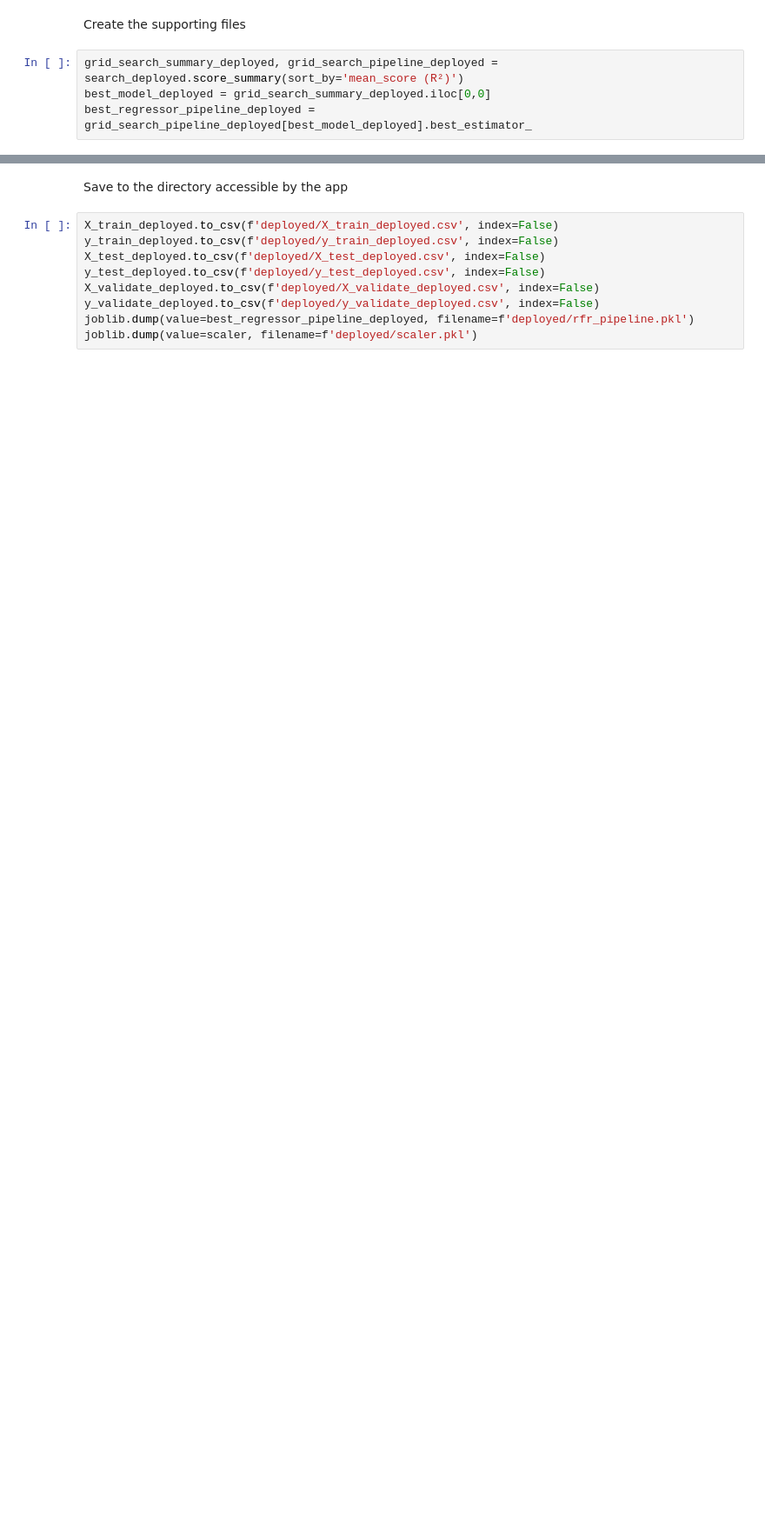
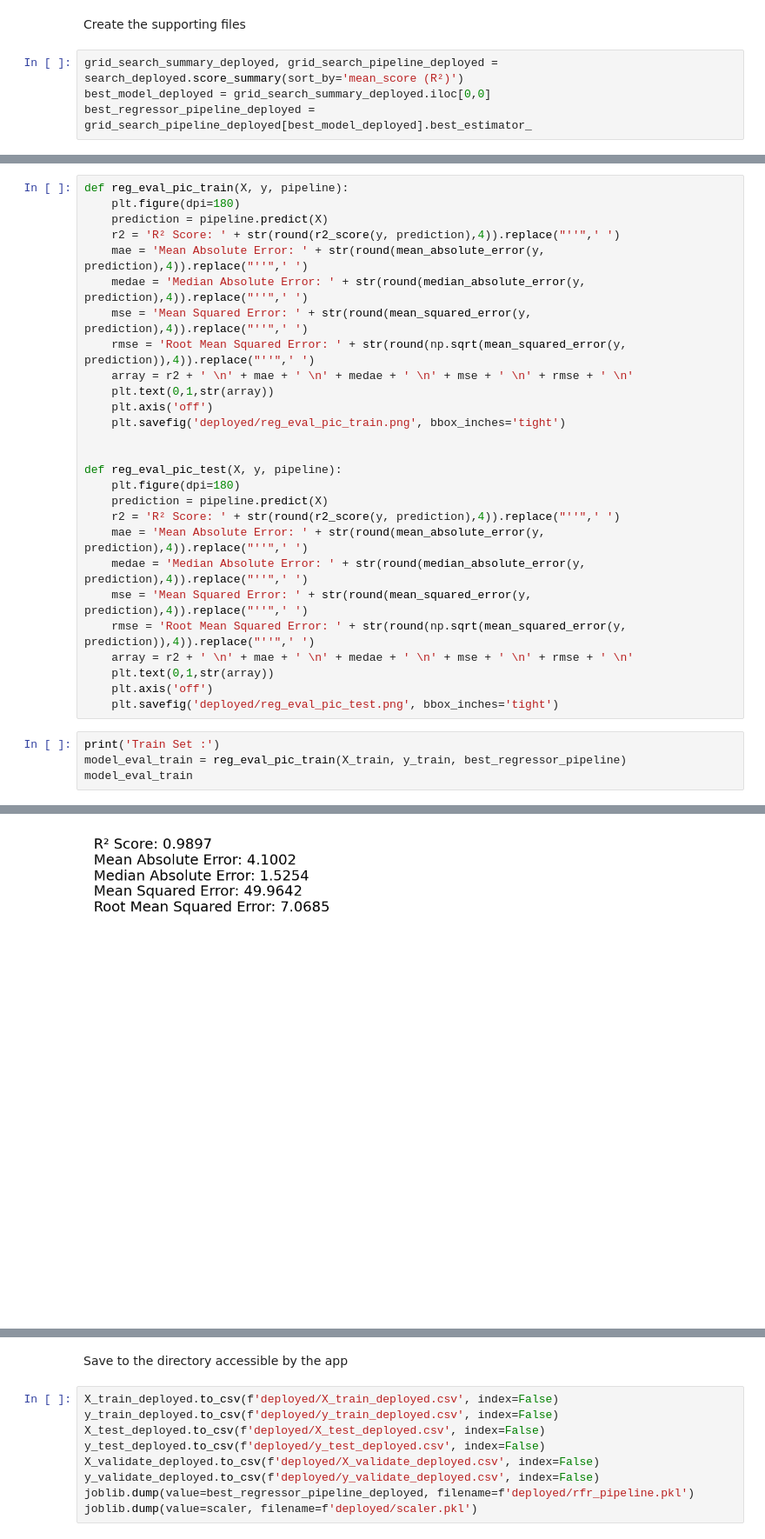
Before and after one commit to roeszler/filter-maintenance-predictor, a Jupyter notebook: jupyter_notebooks/05_RUL_Modeling and Evaluation.ipynb, the cells around one changed output, grey strips where cells are left out. Shown at 87% size. Drawn from its saved outputs; the diff is of its cells as text; blank space fills up the shorter version.

Commit message:
add RUL predictor interface UD97

```diff
--- a/jupyter_notebooks/05_RUL_Modeling and Evaluation.ipynb
+++ b/jupyter_notebooks/05_RUL_Modeling and Evaluation.ipynb
@@ -1153,0 +1729,32 @@ best_regressor_pipeline_deployed = grid_search_pipeline_deployed[best_model_depl
+# %%
+def reg_eval_pic_train(X, y, pipeline):
+    plt.figure(dpi=180)
+    prediction = pipeline.predict(X)
+    r2 = 'R² Score: ' + str(round(r2_score(y, prediction),4)).replace("''",' ')
+    mae = 'Mean Absolute Error: ' + str(round(mean_absolute_error(y, prediction),4)).replace("''",' ')
+    medae = 'Median Absolute Error: ' + str(round(median_absolute_error(y, prediction),4)).replace("''",' ')
+    mse = 'Mean Squared Error: ' + str(round(mean_squared_error(y, prediction),4)).replace("''",' ')
+    rmse = 'Root Mean Squared Error: ' + str(round(np.sqrt(mean_squared_error(y, prediction)),4)).replace("''",' ')
+    array = r2 + ' \n' + mae + ' \n' + medae + ' \n' + mse + ' \n' + rmse + ' \n'
+    plt.text(0,1,str(array))
+    plt.axis('off')
+    plt.savefig('deployed/reg_eval_pic_train.png', bbox_inches='tight')
+
+
+def reg_eval_pic_test(X, y, pipeline):
+    plt.figure(dpi=180)
+    prediction = pipeline.predict(X)
+    r2 = 'R² Score: ' + str(round(r2_score(y, prediction),4)).replace("''",' ')
+    mae = 'Mean Absolute Error: ' + str(round(mean_absolute_error(y, prediction),4)).replace("''",' ')
+    medae = 'Median Absolute Error: ' + str(round(median_absolute_error(y, prediction),4)).replace("''",' ')
+    mse = 'Mean Squared Error: ' + str(round(mean_squared_error(y, prediction),4)).replace("''",' ')
+    rmse = 'Root Mean Squared Error: ' + str(round(np.sqrt(mean_squared_error(y, prediction)),4)).replace("''",' ')
+    array = r2 + ' \n' + mae + ' \n' + medae + ' \n' + mse + ' \n' + rmse + ' \n'
+    plt.text(0,1,str(array))
+    plt.axis('off')
+    plt.savefig('deployed/reg_eval_pic_test.png', bbox_inches='tight')
+# %%
+print('Train Set :')
+model_eval_train = reg_eval_pic_train(X_train, y_train, best_regressor_pipeline)
+model_eval_train
+# %% [output]
@@ -1153,0 +1762 @@ best_regressor_pipeline_deployed = grid_search_pipeline_deployed[best_model_depl
+[figure, added]
```
Also changed, not shown: parts of 84 cells of this notebook, 14 other files.
